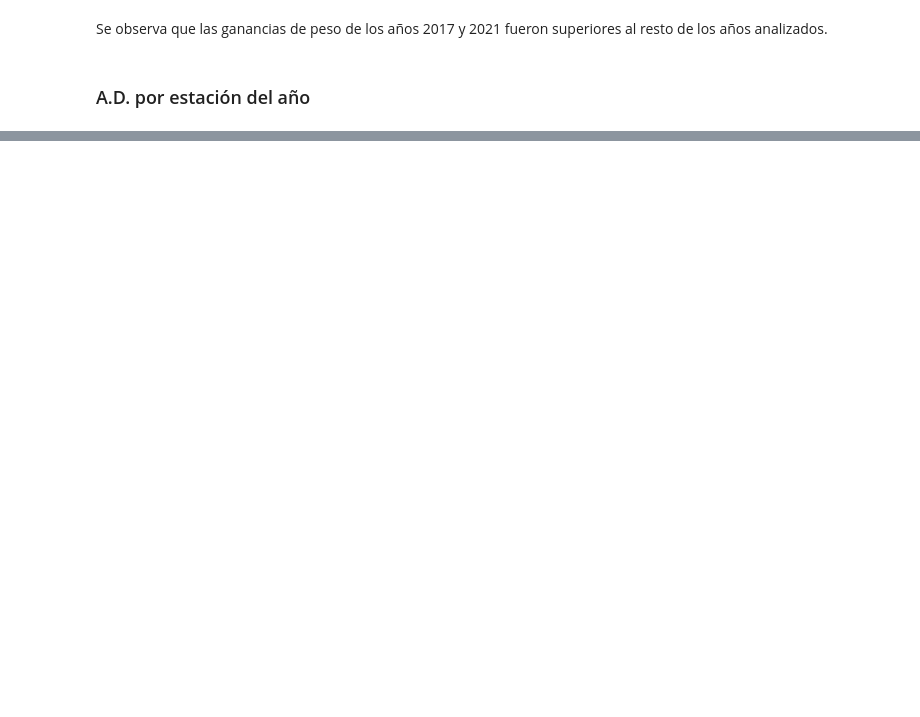
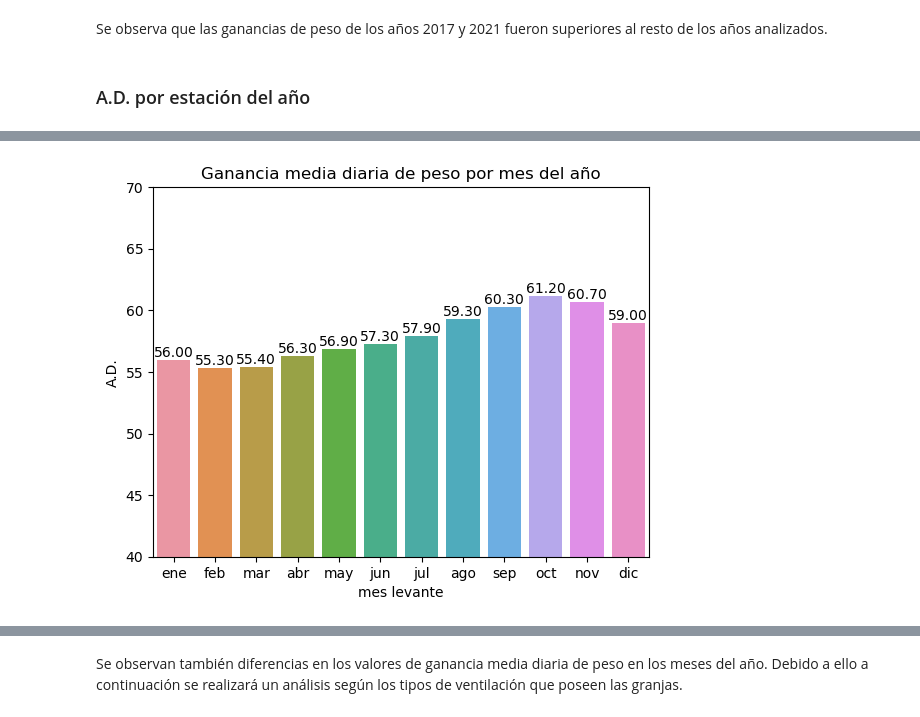
Before and after one commit to emilsebover/Proyecto_Coder, a Jupyter notebook: Proyecto_Final_BOVER.ipynb, the cells around one changed output, grey strips where cells are left out. Drawn from its saved outputs; the diff is of its cells as text; code cells hidden in the pictures; blank space fills up the shorter version.

```diff
--- a/Proyecto_Final_BOVER.ipynb
+++ b/Proyecto_Final_BOVER.ipynb
@@ -205,0 +219,3 @@ Se observa que las ganancias de peso de los años 2017 y 2021 fueron superiores
+# %%
+dic={1:'ene',2:'feb', 3:'mar',4:'abr',5:'may', 6:'jun',7:'jul',8:'ago',9:'sep', 10:'oct',11:'nov', 12:'dic'}
+dic
@@ -205,0 +236,4 @@ Se observa que las ganancias de peso de los años 2017 y 2021 fueron superiores
+# %%
+#subset para mes del año
+df_3=df[['A.D.','mes levante']]
+df_3=df_3.groupby('mes levante').mean().reset_index().round(1)
@@ -205,0 +242,2 @@ Se observa que las ganancias de peso de los años 2017 y 2021 fueron superiores
+# %%
+df_3 = df_3.replace({'mes levante': dic})
@@ -205,0 +246,8 @@ Se observa que las ganancias de peso de los años 2017 y 2021 fueron superiores
+# %%
+# Gráfico 4
+ax=sns.barplot(data=df_3, x='mes levante',y='A.D.')
+ax.set(ylim=(40, 70))
+ax.bar_label(ax.containers[0],fmt='%.2f')
+ax.set(title='Ganancia media diaria de peso por mes del año');
+# %% [output]
+[figure, added]
@@ -205,0 +255,2 @@ Se observa que las ganancias de peso de los años 2017 y 2021 fueron superiores
+# %% [markdown]
+Se observan también diferencias en los valores de ganancia media diaria de peso en los meses del año. Debido a ello a continuación se realizará un análisis según los tipos de ventilación que poseen las granjas.
```
Also changed, not shown: parts of 70 cells of this notebook, 1 other file.
